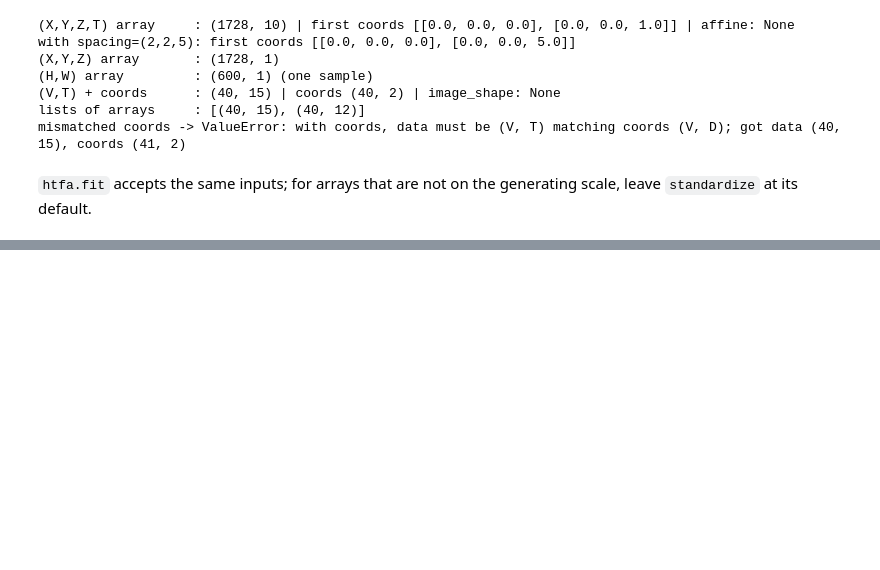
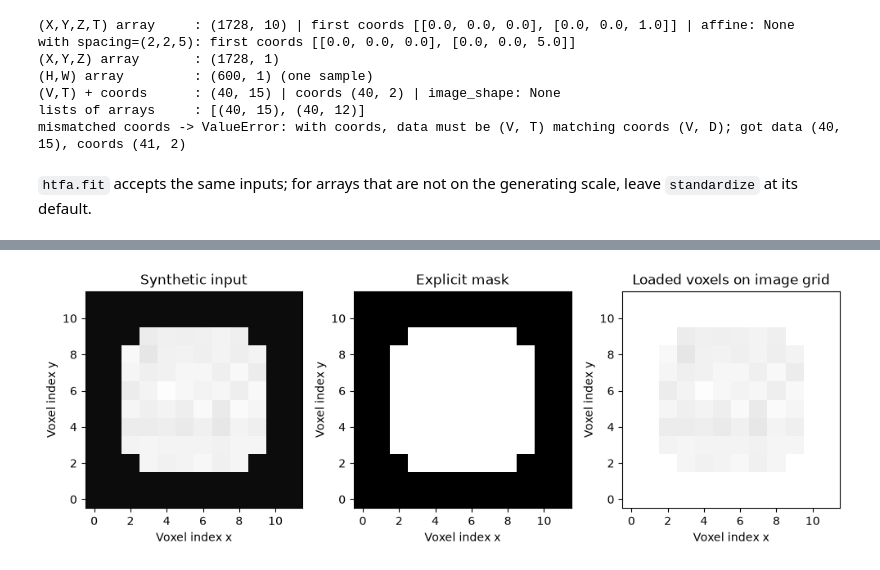
Before and after one commit to ContextLab/htfa, a Jupyter notebook: docs/tutorials/04_inputs_nifti_folders_nilearn_arrays.ipynb, the cells around one changed output, grey strips where cells are left out. Drawn from its saved outputs; the diff is of its cells as text; code cells hidden in the pictures; blank space fills up the shorter version.

```diff
--- a/docs/tutorials/04_inputs_nifti_folders_nilearn_arrays.ipynb
+++ b/docs/tutorials/04_inputs_nifti_folders_nilearn_arrays.ipynb
@@ -126,8 +166,8 @@ subjects = htfa.load([str(p) for p in runs])
 print("subjects:", len(subjects), "| shapes:", [s.data.shape for s in subjects])
 
 t0 = time.perf_counter()
-with warnings.catch_warnings():
-    warnings.simplefilter("ignore")
+with warnings.catch_warnings(record=True) as fit_warnings:
+    warnings.simplefilter("always")
     res = htfa.fit(
         [str(p) for p in runs], K=2, max_global_iter=2, max_local_iter=3, random_state=0
     )
@@ -138,6 +178,8 @@ print(
     len(res.subjects),
     "subjects",
 )
+for warning in fit_warnings:
+    print(f"{warning.category.__name__}: {warning.message}")
 # %% [output]
 collected: ['sub-01/func/sub-01_task-rest_bold.nii.gz', 'sub-02/func/sub-02_task-rest_bold.nii.gz', 'sub-03/func/sub-03_task-rest_bold.nii.gz']
 subjects: 3 | shapes: [(1728, 10), (1728, 10), (1728, 10)]
@@ -300,2 +347,27 @@ mismatched coords -> ValueError: with coords, data must be (V, T) matching coord
+# %%
+plt = htfa.require("matplotlib.pyplot")
+(masked,) = htfa.load(single, mask=inside)
+original = nib.load(single).get_fdata()[..., 0]
+restored = masked.to_image(masked.data[:, 0]).get_fdata()
+plane = shape[2] // 2
+fig, axes = plt.subplots(1, 3, figsize=(10, 3.5))
+for ax, values, title in zip(
+    axes,
+    [original[:, :, plane], inside[:, :, plane], restored[:, :, plane]],
+    ["Synthetic input", "Explicit mask", "Loaded voxels on image grid"],
+    strict=True,
+):
+    ax.imshow(
+        values.T,
+        origin="lower",
+        cmap="gray",
+        vmin=0,
+        vmax=1 if values.dtype == bool else original.max(),
+    )
+    ax.set(title=title, xlabel="Voxel index x", ylabel="Voxel index y")
+fig.tight_layout()
+plt.show()
+# %% [output]
+[figure, added]
 # %%
 tmp.cleanup()
```
Also changed, not shown: parts of 8 cells of this notebook, 49 other files.
